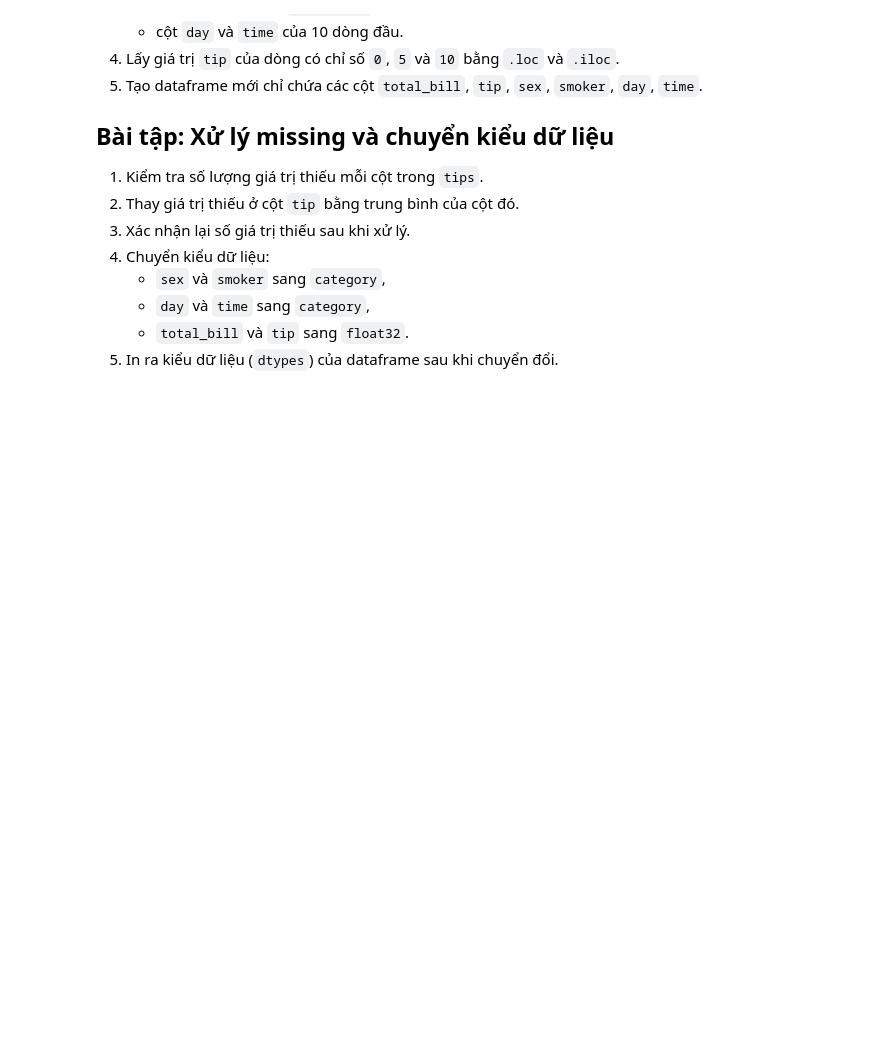
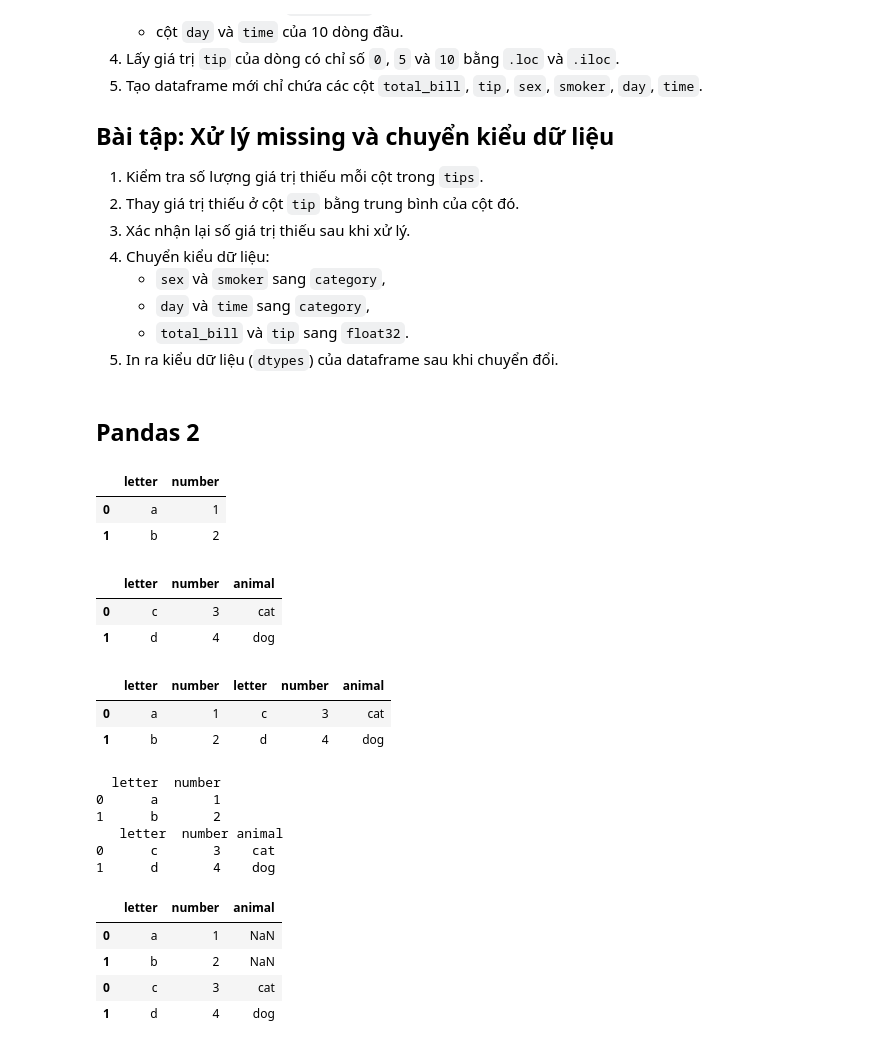
Before and after one commit to ntlong-NEU/Python4B, a Jupyter notebook: lect_07_Pandas.ipynb, the cells around one changed output. Drawn from its saved outputs; the diff is of its cells as text; code cells hidden in the pictures; blank space fills up the shorter version.

```diff
--- a/lect_07_Pandas.ipynb
+++ b/lect_07_Pandas.ipynb
@@ -537,3 +537,5 @@ stock_data.tail()
     - `day` và `time` sang `category`,
     - `total_bill` và `tip` sang `float32`.
 5. In ra kiểu dữ liệu (`dtypes`) của dataframe sau khi chuyển đổi.
+# %% [markdown]
+## Pandas 2
@@ -539,0 +545,38 @@ stock_data.tail()
+# %%
+df1 = pd.DataFrame([['a', 1], ['b', 2]],columns=['letter', 'number'])
+df2 = pd.DataFrame([['c', 3, 'cat'], ['d', 4, 'dog']],columns=['letter', 'number', 'animal'])
+# %%
+df1
+# %% [output]
+|  | letter | number |
+| 0 | a | 1 |
+| 1 | b | 2 |
+# %%
+df2
+# %% [output]
+|  | letter | number | animal |
+| 0 | c | 3 | cat |
+| 1 | d | 4 | dog |
+# %%
+pd.concat([df1,df2], axis = 1)
+# %% [output]
+|  | letter | number | letter | number | animal |
+| 0 | a | 1 | c | 3 | cat |
+| 1 | b | 2 | d | 4 | dog |
+# %%
+print(df1,'\n', df2)
+# %% [output]
+  letter  number
+0      a       1
+1      b       2
+   letter  number animal
+0      c       3    cat
+1      d       4    dog
+# %%
+pd.concat([df1,df2], axis = 0, join='outer')
+# %% [output]
+|  | letter | number | animal |
+| 0 | a | 1 | NaN |
+| 1 | b | 2 | NaN |
+| 0 | c | 3 | cat |
+| 1 | d | 4 | dog |
```
Also changed, not shown: parts of 3 cells of this notebook.
